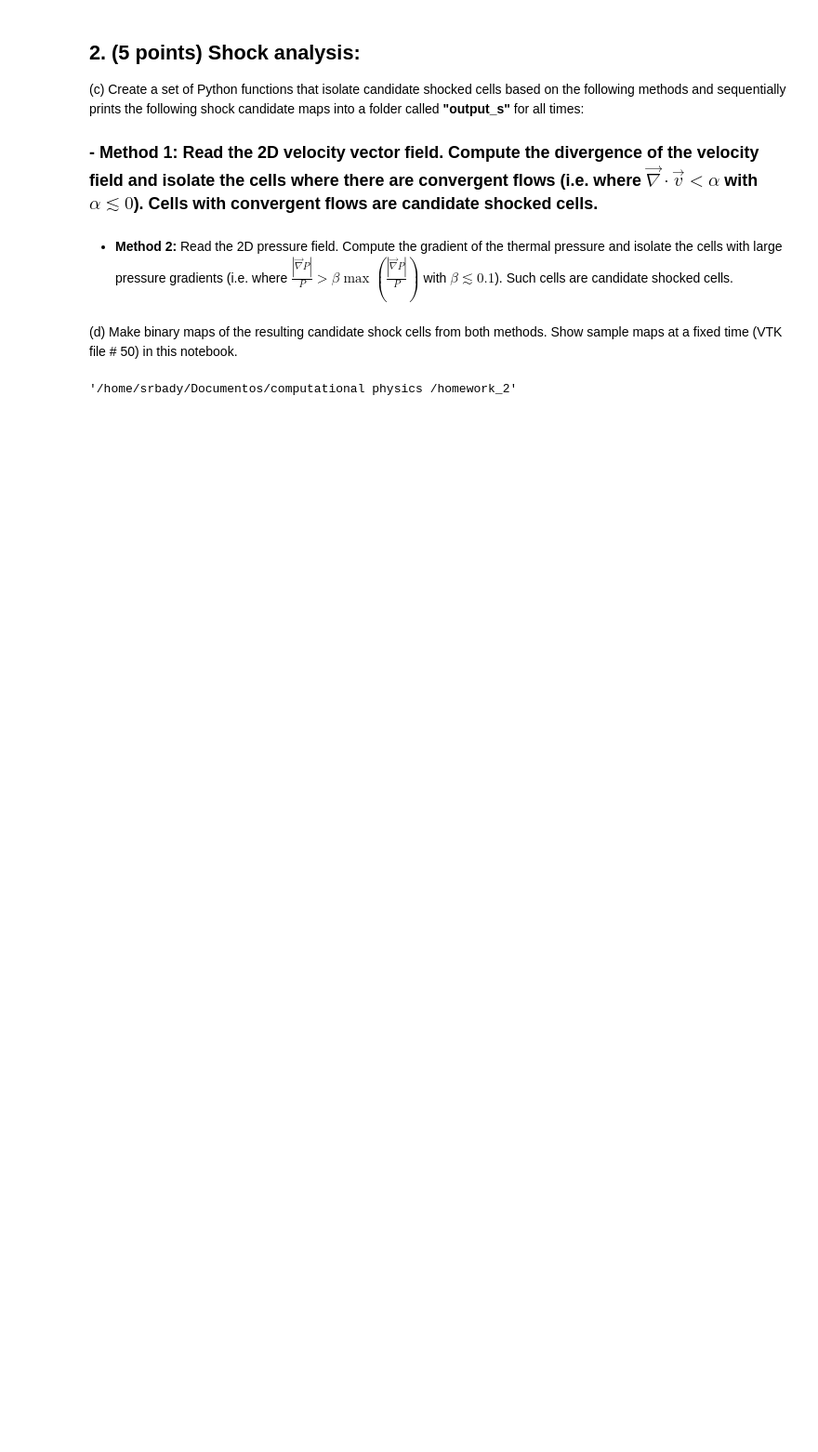
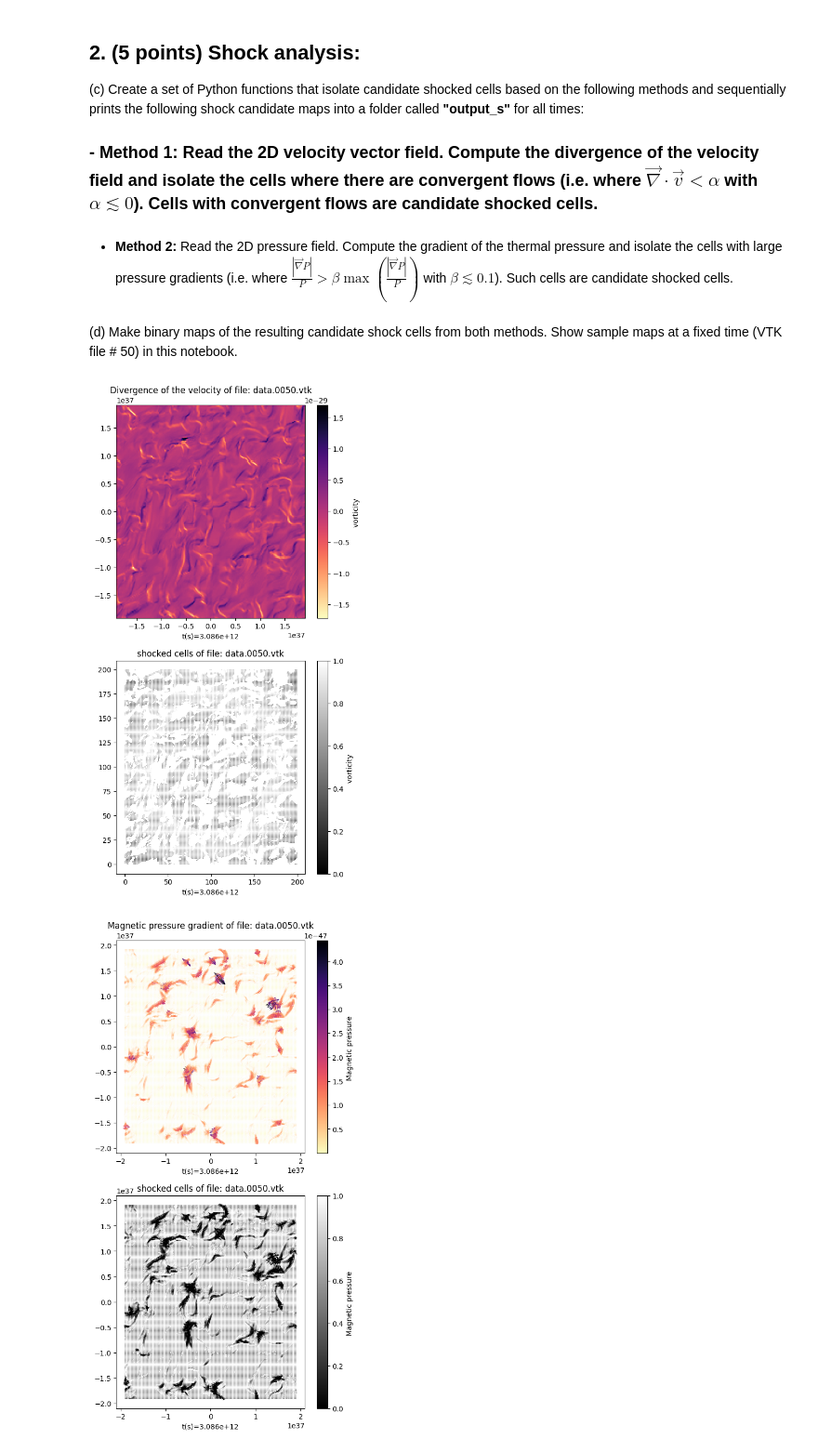
Before and after one commit to BadyMejia/documentos-para-subir, a Jupyter notebook: homework2.ipynb, the cells around one changed output. Shown at 93% size. Cells and saved outputs as stored; diff of their text form; code cells hidden in the pictures; blank space fills up the shorter version.

```diff
--- a/homework2.ipynb
+++ b/homework2.ipynb
@@ -678,7 +643,7 @@ def method1_binary(name):
     ax[0].set_xlabel(f't(s)={dics['time']:.3e}')
 
     ## with filter
-    mesh2=ax[1].quiver(x2d,y2d,shock,cmap='viridis')
+    mesh2=ax[1].quiver(x2d,y2d,shock,cmap='gray')
     plt.colorbar(mesh2,ax=ax[1],label='vorticity ')
 
     ax[1].set_title(f'shocked cells of file: {name}')
@@ -699,5 +664,69 @@ def method1_binary(name):
         pass
 
     gc.collect()
+
+
+# for make each imagen according the data from file .vtk
+def method2_binary(name):
+
+    data1,dics=read_vtk(name)
+
+    x=np.linspace(l0*data1.bounds[0],l0*data1.bounds[1],data1.dimensions[0]-1)
+    y=np.linspace(l0*data1.bounds[2],l0*data1.bounds[3],data1.dimensions[1]-1)
+    x2d,y2d=np.meshgrid(x,y)
+    #### variable
+
+    bx=dics['bx'].reshape(data1.dimensions[0]-1,data1.dimensions[1]-1)
+    by=dics['by'].reshape(data1.dimensions[0]-1,data1.dimensions[1]-1)
+
+    #calculus of magnetic
+    B_s=(bx**2)+(by**2)
+    magnetic=B_s/(8*np.pi)
+
+    ## calculus
+    grad_p_y, grad_p_x = np.gradient(magnetic, y, x)
+    grad_p_magnitude = np.sqrt(grad_p_x**2 + grad_p_y**2)
+
+    final_condition=grad_p_magnitude/magnetic
+    cell_clean=final_condition>(0.1*(np.max(final_condition)))
+
+    #for make the image
+    fig,ax=plt.subplots(2,1,figsize=(6,12))
+    ## for normla grafic
+    mesh1=ax[0].quiver(x2d,y2d,grad_p_x,grad_p_y,grad_p_magnitude,cmap='magma_r')
+    plt.colorbar(mesh1,ax=ax[0],label='Magnetic pressure ')
+
+    ax[0].set_title(f'Magnetic pressure gradient of file: {name}')
+    ax[0].set_xlabel(f't(s)={dics['time']:.3e}')
+
+    ## with filter
+    mesh2=ax[1].quiver(x2d,y2d,grad_p_x,grad_p_y,cell_clean,cmap='grey')
+    plt.colorbar(mesh2,ax=ax[1],label='Magnetic pressure ')
+
+    ax[1].set_title(f'shocked cells of file: {name}')
+    ax[1].set_xlabel(f't(s)={dics['time']:.3e}')
+    plt.show()
+    plt.close(fig)
+    try:
+        del data1
+        del dics
+        del x
+        del y
+        del x2d
+        del y2d
+        del by
+        del bx
+        del magnetic
+        del grad_p_y, grad_p_x
+        del B_s
+        del cell_clean,final_condition,grad_p_magnitude
+    except NameError:
+        pass
+
+    gc.collect()
-# %% [output]
-'/home/srbady/Documentos/computational physics /homework_2'
+# %%
+method1_binary('data.0050.vtk')
+method2_binary('data.0050.vtk')
+# %% [output]
+[figure, added]
+[figure, added]
```
Also changed, not shown: parts of 9 cells of this notebook.
